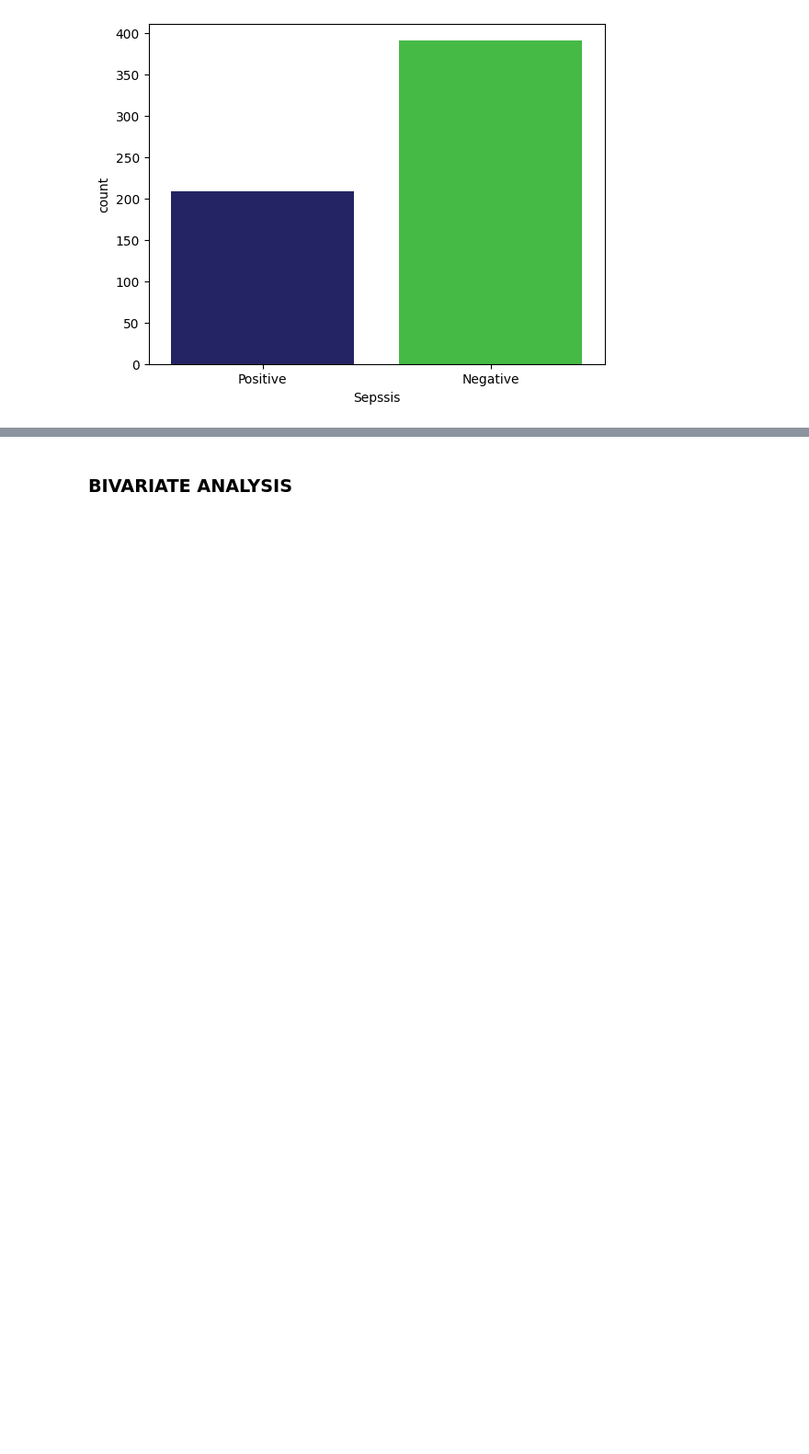
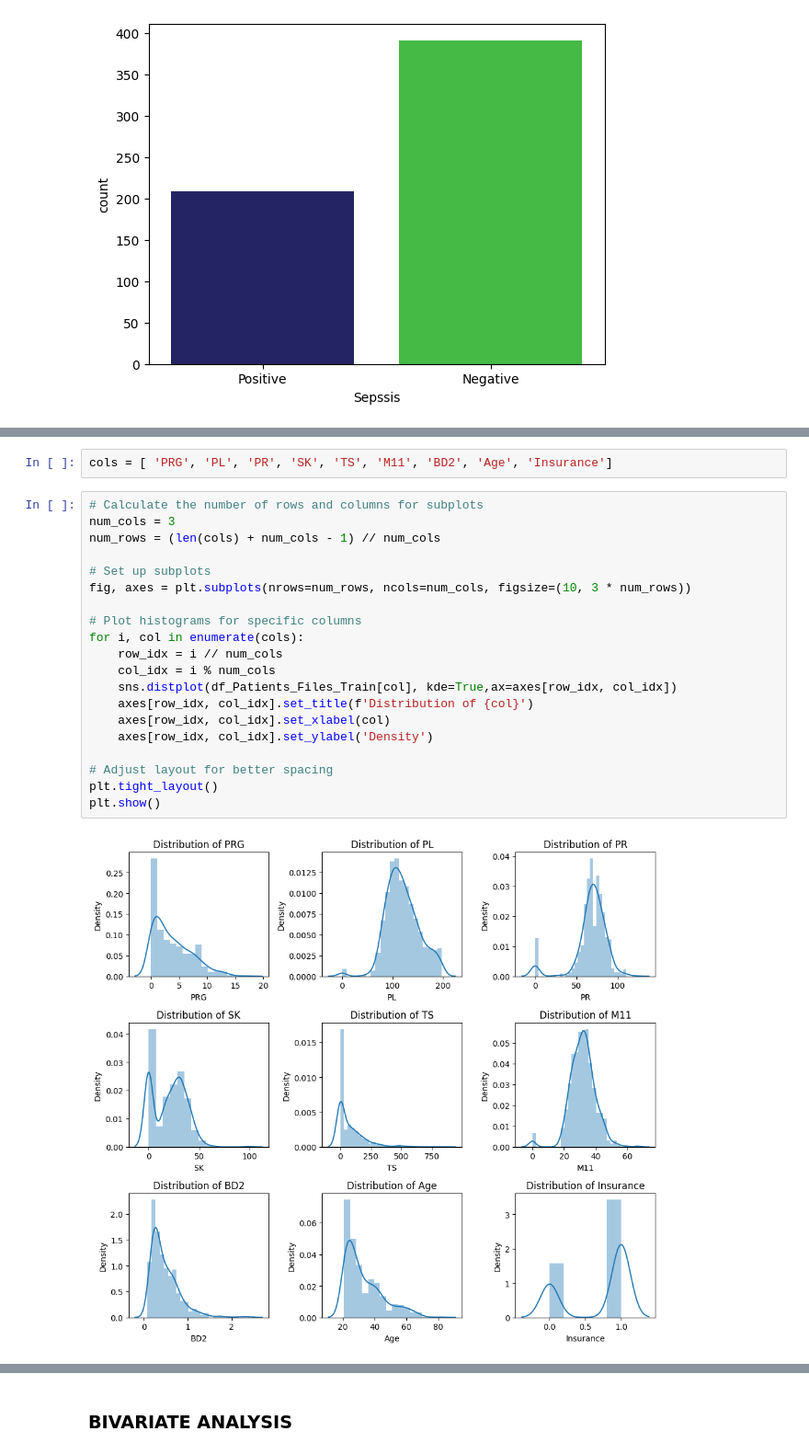
Before and after one commit to Dansoaa/Machine-Learning-APIs, a Jupyter notebook: main.ipynb, the cells around one changed output, grey strips where cells are left out. Shown at 92% size. Drawn from its saved outputs; the diff is of its cells as text; blank space fills up the shorter version.

```diff
--- a/main.ipynb
+++ b/main.ipynb
@@ -152,0 +225,24 @@ plt.show()
+# %%
+cols = [ 'PRG', 'PL', 'PR', 'SK', 'TS', 'M11', 'BD2', 'Age', 'Insurance']
+# %%
+# Calculate the number of rows and columns for subplots
+num_cols = 3
+num_rows = (len(cols) + num_cols - 1) // num_cols
+
+# Set up subplots
+fig, axes = plt.subplots(nrows=num_rows, ncols=num_cols, figsize=(10, 3 * num_rows))
+
+# Plot histograms for specific columns
+for i, col in enumerate(cols):
+    row_idx = i // num_cols
+    col_idx = i % num_cols
+    sns.distplot(df_Patients_Files_Train[col], kde=True,ax=axes[row_idx, col_idx])
+    axes[row_idx, col_idx].set_title(f'Distribution of {col}')
+    axes[row_idx, col_idx].set_xlabel(col)
+    axes[row_idx, col_idx].set_ylabel('Density')
+
+# Adjust layout for better spacing
+plt.tight_layout()
+plt.show()
+# %% [output]
+[figure, added]
```
Also changed, not shown: parts of 83 cells of this notebook.
